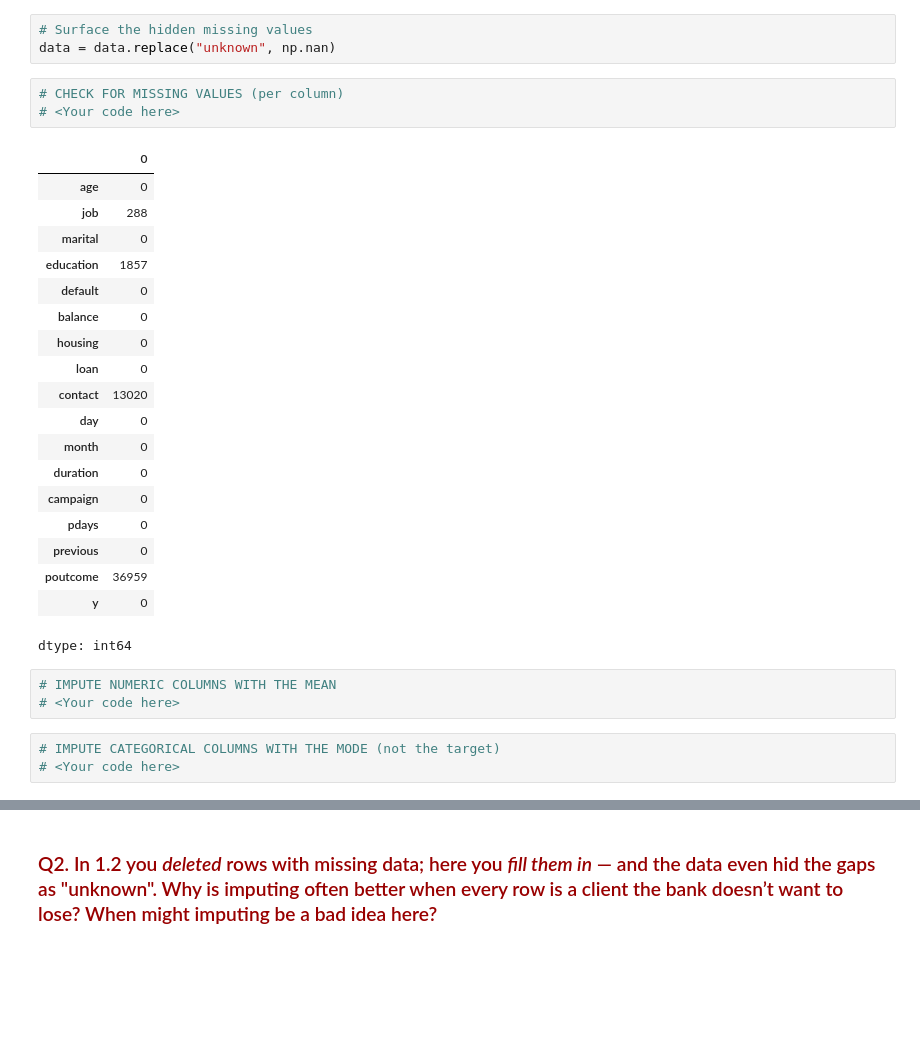
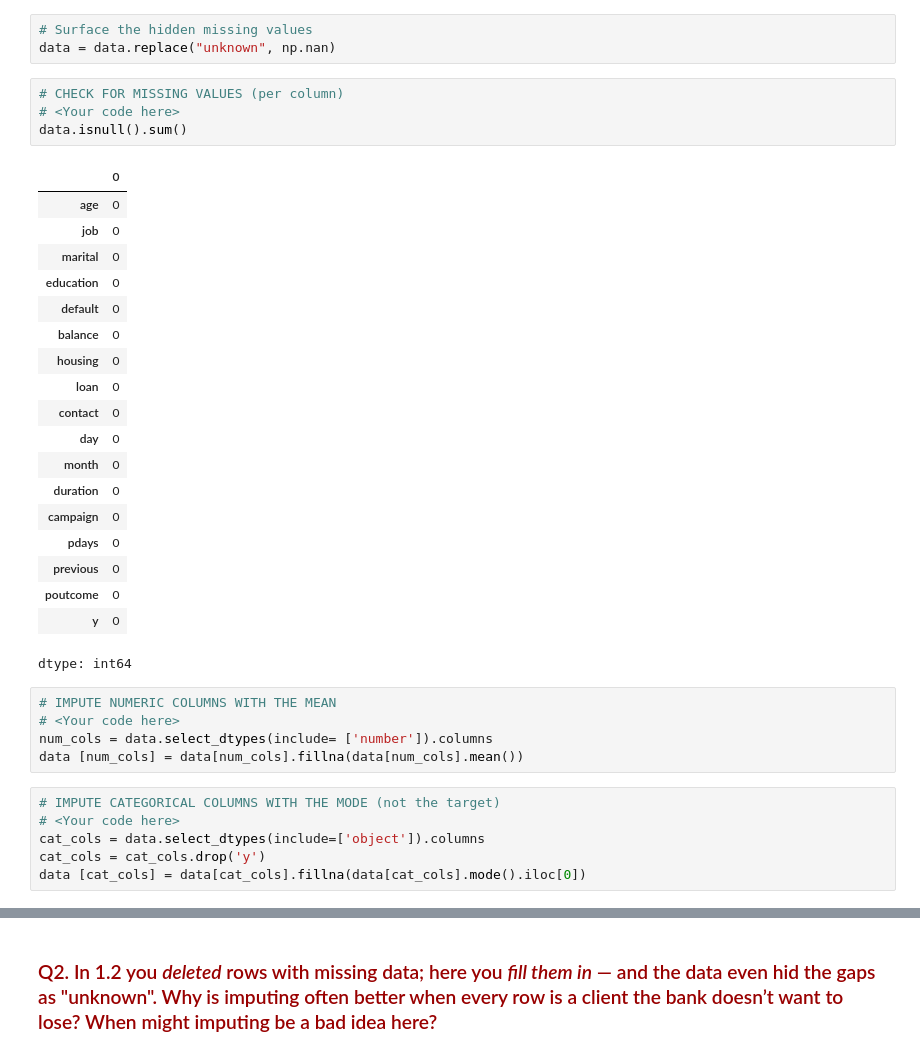
Before and after one commit to aadevezhilarasan-brown/Team6_logistic_regression_1_3, a Jupyter notebook: Team6_logistic_regression_1_3.ipynb, the cells around one changed output, grey strips where cells are left out. Drawn from its saved outputs; the diff is of its cells as text; blank space fills up the shorter version.

```diff
--- a/Team6_logistic_regression_1_3.ipynb
+++ b/Team6_logistic_regression_1_3.ipynb
@@ -194,32 +215,38 @@ data = data.replace("unknown", np.nan)
 # %%
 # CHECK FOR MISSING VALUES (per column)
 # <Your code here>
+data.isnull().sum()
 # %% [output]
 |  | 0 |
 | age | 0 |
-| job | 288 |
+| job | 0 |
 | marital | 0 |
-| education | 1857 |
+| education | 0 |
 | default | 0 |
 | balance | 0 |
 | housing | 0 |
 | loan | 0 |
-| contact | 13020 |
+| contact | 0 |
 | day | 0 |
 | month | 0 |
 | duration | 0 |
 | campaign | 0 |
 | pdays | 0 |
 | previous | 0 |
-| poutcome | 36959 |
+| poutcome | 0 |
 | y | 0 |
 dtype: int64
 # %%
 # IMPUTE NUMERIC COLUMNS WITH THE MEAN
 # <Your code here>
+num_cols = data.select_dtypes(include= ['number']).columns
+data [num_cols] = data[num_cols].fillna(data[num_cols].mean())
 # %%
 # IMPUTE CATEGORICAL COLUMNS WITH THE MODE (not the target)
 # <Your code here>
+cat_cols = data.select_dtypes(include=['object']).columns
+cat_cols = cat_cols.drop('y')
+data [cat_cols] = data[cat_cols].fillna(data[cat_cols].mode().iloc[0])
 # %%
 # Confirm no missing values remain
 print("missing values left:", int(data.isnull().sum().sum()))
```
Also changed, not shown: parts of 10 cells of this notebook.
